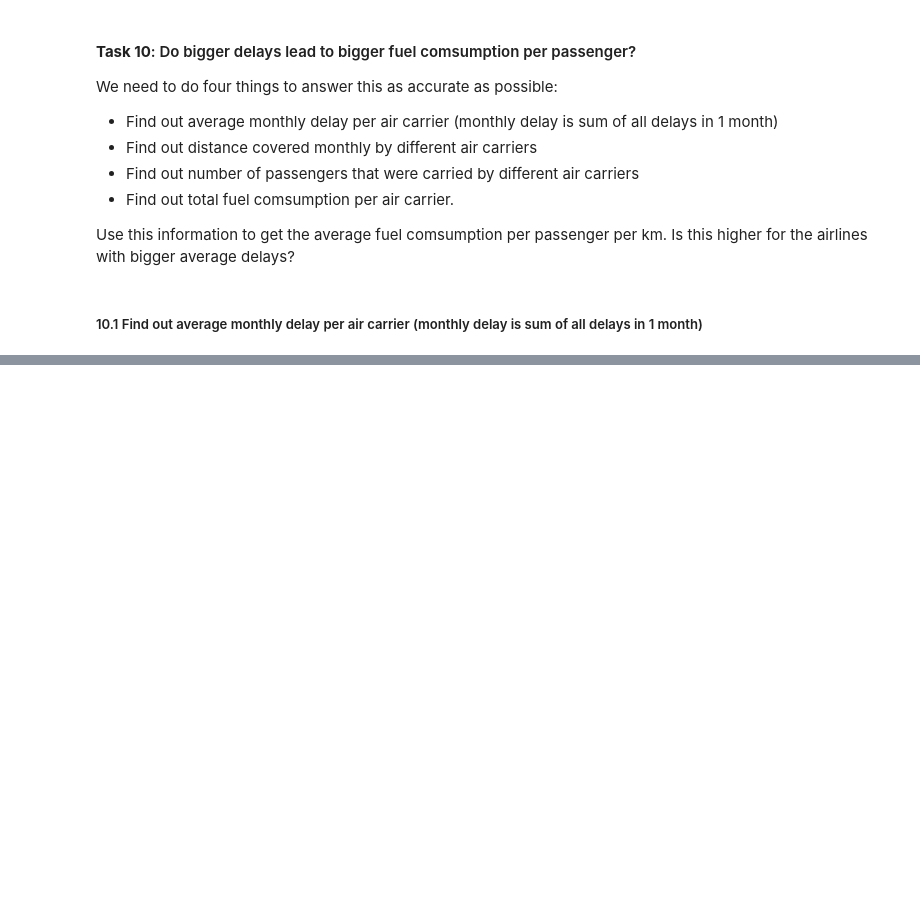
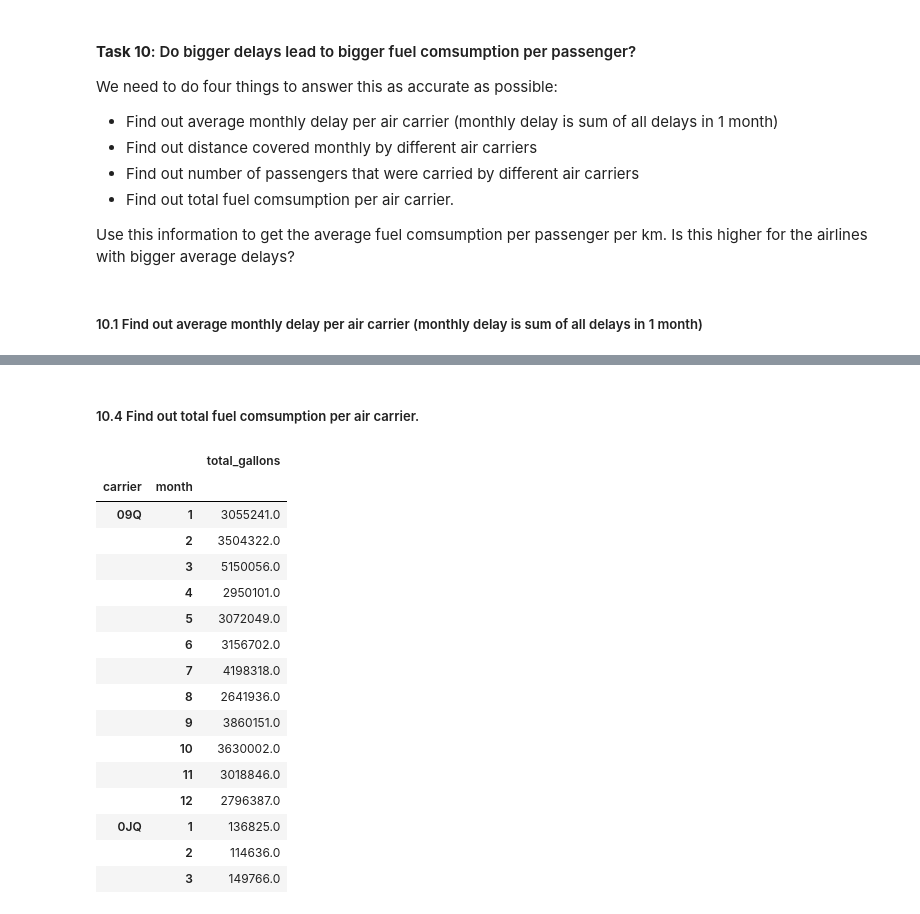
Before and after one commit to jdormaar/Flight-Delays, a Jupyter notebook: Workbook/exploratory_analysis.ipynb, the cells around one changed output, grey strips where cells are left out. Saved outputs shown, nothing was run; the diff lists cells and outputs as text; code cells hidden in the pictures; blank space fills up the shorter version.

```diff
--- a/Workbook/exploratory_analysis.ipynb
+++ b/Workbook/exploratory_analysis.ipynb
@@ -720,3 +1090,26 @@ print('Ave Number of Delays per carrier: ' + str(avg_delays))
+# %% [markdown]
+##### 10.4 Find out total fuel comsumption per air carrier.
+# %%
+Fuel_Cons= df_fc.groupby(['carrier','month'], axis=0, as_index=True).agg({'total_gallons':'sum'})
+Fuel_Cons.head(15)
+# %% [output]
+|  |  | total_gallons |
+| carrier | month |  |
+| 09Q | 1 | 3055241.0 |
+|  | 2 | 3504322.0 |
+|  | 3 | 5150056.0 |
+|  | 4 | 2950101.0 |
+|  | 5 | 3072049.0 |
+|  | 6 | 3156702.0 |
+|  | 7 | 4198318.0 |
+|  | 8 | 2641936.0 |
+|  | 9 | 3860151.0 |
+|  | 10 | 3630002.0 |
+|  | 11 | 3018846.0 |
+|  | 12 | 2796387.0 |
+| 0JQ | 1 | 136825.0 |
+|  | 2 | 114636.0 |
+|  | 3 | 149766.0 |
 # %%
 df_fc.loc[0:9,["carrier_name","total_gallons"]]
 # %%
```
Also changed, not shown: parts of 34 cells of this notebook.
